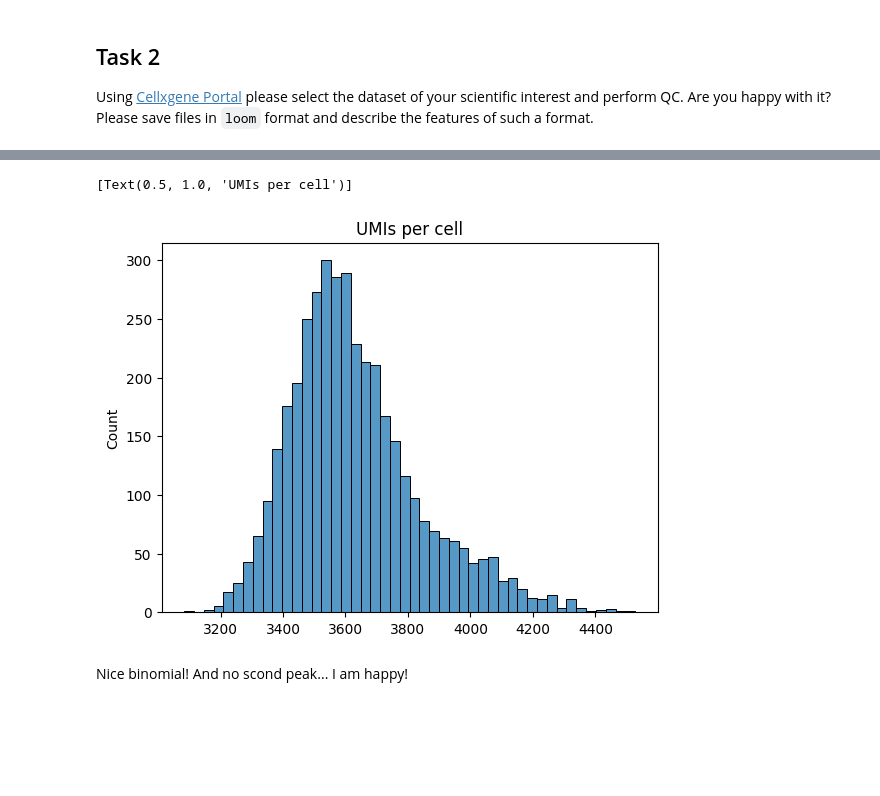
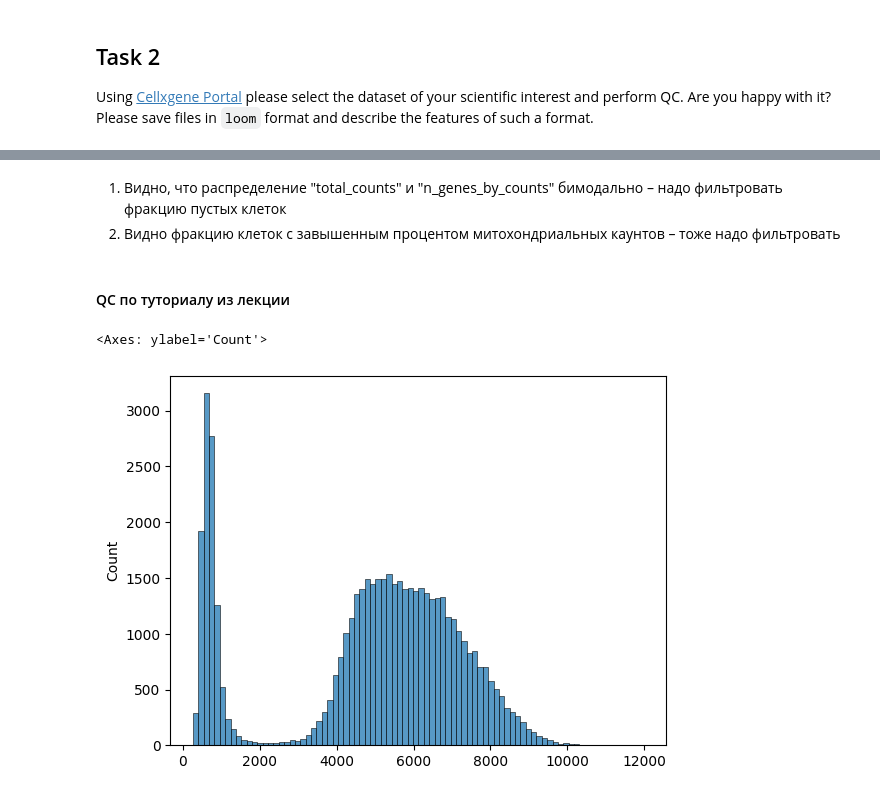
Before and after one commit to dmnemch/sc, a Jupyter notebook: 06_scverse.ipynb, the cells around one changed output, grey strips where cells are left out. Saved outputs shown, nothing was run; the diff lists cells and outputs as text; code cells hidden in the pictures; blank space fills up the shorter version.

```diff
--- a/06_scverse.ipynb
+++ b/06_scverse.ipynb
@@ -20,0 +32,8 @@ adata = sc.read_h5ad("cellxgene_data.h5ad")
+# %%
+import scanpy as sc
+import seaborn as sns
+import numpy as np
+
+sc.settings.verbosity = 3
+# %%
+adata = sc.read_h5ad("data.h5ad")
@@ -20,0 +48,2 @@ adata = sc.read_h5ad("cellxgene_data.h5ad")
+# %%
+adata.var["mt"] = adata.var.feature_name.str.startswith("MT-")
@@ -21,10 +65,14 @@ adata = sc.read_h5ad("cellxgene_data.h5ad")
+# %% [markdown]
+1. Видно, что распределение "total_counts" и "n_genes_by_counts" бимодально – надо фильтровать фракцию пустых клеток
+2. Видно фракцию клеток с завышенным процентом митохондриальных каунтов – тоже надо фильтровать
+# %% [markdown]
+#### QC по туториалу из лекции
 # %%
-# UMI per cell distribution
+# Распределение UMI на клетку бимодально (см. задание №1 – надо отсекать левый пик)
+
 counts_per_cell = adata.X.sum(axis=1).A.T[0]
-sns.histplot(counts_per_cell).set(title='UMIs per cell')
+sns.histplot(counts_per_cell)
 # %% [output]
-[Text(0.5, 1.0, 'UMIs per cell')]
+<Axes: ylabel='Count'>
-[figure, old version]
+[figure, new version]
-# %% [markdown]
-Nice binomial! And no scond peak... I am happy!
 # %%
```
Also changed, not shown: parts of 20 cells of this notebook.
